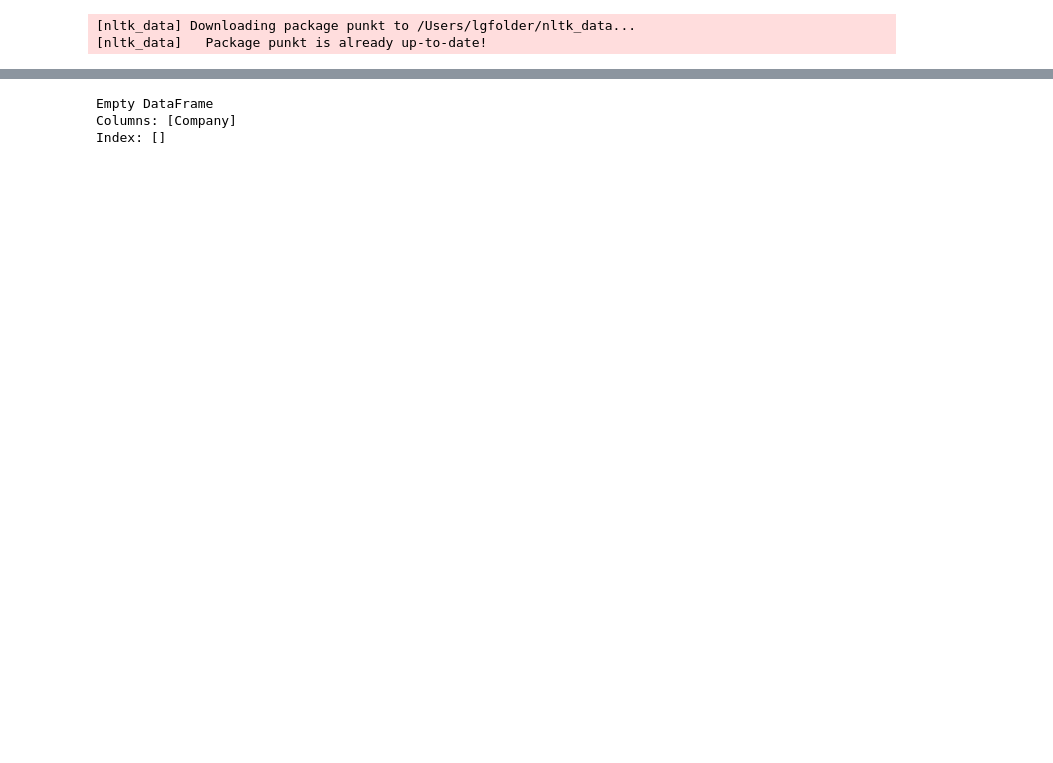
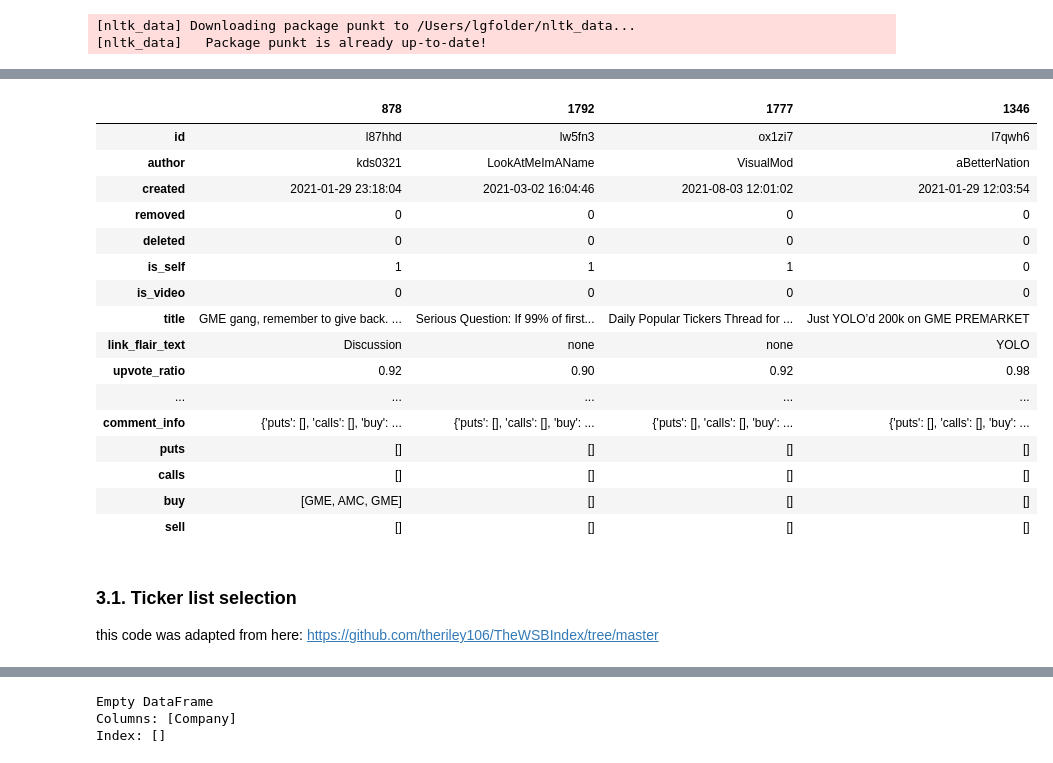
Before and after one commit to lusavkaedu/wallstreetbets, a Jupyter notebook: notebooks/VADER experiment.ipynb, the cells around one changed output, grey strips where cells are left out. Drawn from its saved outputs; the diff is of its cells as text; code cells hidden in the pictures; blank space fills up the shorter version.

```diff
--- a/notebooks/VADER experiment.ipynb
+++ b/notebooks/VADER experiment.ipynb
@@ -113,0 +233,23 @@ if __name__ == "__main__" :
+# %%
+df.
+# %% [output]
+|  | 878 | 1792 | 1777 | 1346 |
+| id | l87hhd | lw5fn3 | ox1zi7 | l7qwh6 |
+| author | kds0321 | LookAtMeImAName | VisualMod | aBetterNation |
+| created | 2021-01-29 23:18:04 | 2021-03-02 16:04:46 | 2021-08-03 12:01:02 | 2021-01-29 12:03:54 |
+| removed | 0 | 0 | 0 | 0 |
+| deleted | 0 | 0 | 0 | 0 |
+| is_self | 1 | 1 | 1 | 0 |
+| is_video | 0 | 0 | 0 | 0 |
+| title | GME gang, remember to give back. ... | Serious Question: If 99% of first... | Daily Popular Tickers Thread for ... | Just YOLO’d 200k on GME PREMARKET |
+| link_flair_text | Discussion | none | none | YOLO |
+| upvote_ratio | 0.92 | 0.90 | 0.92 | 0.98 |
+| ... | ... | ... | ... | ... |
+| comment_info | {'puts': [], 'calls': [], 'buy': ... | {'puts': [], 'calls': [], 'buy': ... | {'puts': [], 'calls': [], 'buy': ... | {'puts': [], 'calls': [], 'buy': ... |
+| puts | [] | [] | [] | [] |
+| calls | [] | [] | [] | [] |
+| buy | [GME, AMC, GME] | [] | [] | [] |
+| sell | [] | [] | [] | [] |
+# %% [markdown]
+### 3.1. Ticker list selection
+this code was adapted from here: https://github.com/theriley106/TheWSBIndex/tree/master
```
Also changed, not shown: parts of 38 cells of this notebook, 1 other file.
